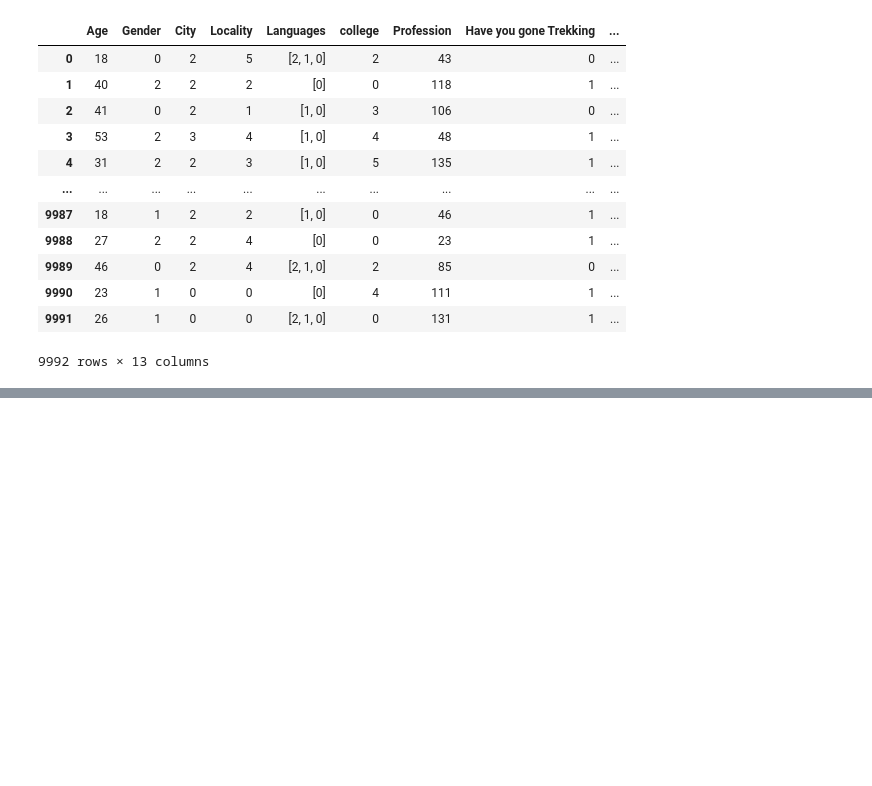
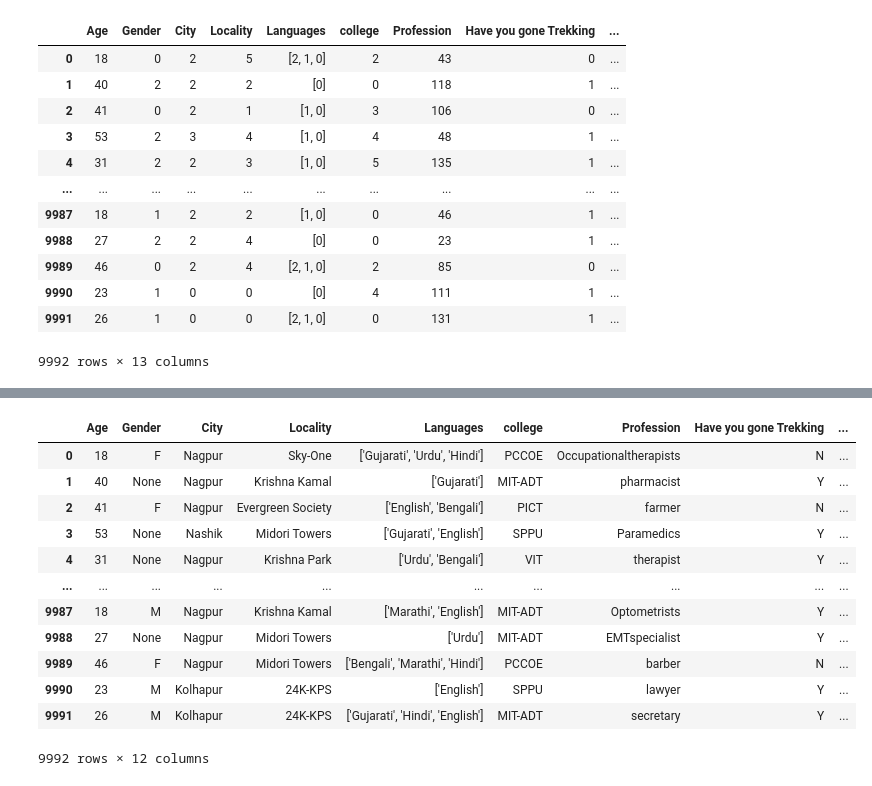
Before and after one commit to yashlad27/Group-Recommendation-For-Trek-Using-Social-Networks, a Jupyter notebook: Code/Data_Preprocessing_Notebook.ipynb, the cells around one changed output, grey strips where cells are left out. Saved outputs shown, nothing was run; the diff lists cells and outputs as text; code cells hidden in the pictures; blank space fills up the shorter version.

```diff
--- a/Code/Data_Preprocessing_Notebook.ipynb
+++ b/Code/Data_Preprocessing_Notebook.ipynb
@@ -245,0 +306,20 @@ trek_data.to_csv("../Data/trekkers_df_encoded.csv", index = False)
+# %%
+# add bmi column
+trek_data["BMI"] = trek_data["Weight"] / (trek_data["Height"] / 100) ** 2
+# drop weight and height
+trek_data = trek_data.drop(columns = ["Weight", "Height"])
+trek_data
+# %% [output]
+|  | Age | Gender | City | Locality | Languages | college | Profession | Have you gone Trekking | ... |
+| 0 | 18 | F | Nagpur | Sky-One | ['Gujarati', 'Urdu', 'Hindi'] | PCCOE | Occupationaltherapists | N | ... |
+| 1 | 40 | None | Nagpur | Krishna Kamal | ['Gujarati'] | MIT-ADT | pharmacist | Y | ... |
+| 2 | 41 | F | Nagpur | Evergreen Society | ['English', 'Bengali'] | PICT | farmer | N | ... |
+| 3 | 53 | None | Nashik | Midori Towers | ['Gujarati', 'English'] | SPPU | Paramedics | Y | ... |
+| 4 | 31 | None | Nagpur | Krishna Park | ['Urdu', 'Bengali'] | VIT | therapist | Y | ... |
+| ... | ... | ... | ... | ... | ... | ... | ... | ... | ... |
+| 9987 | 18 | M | Nagpur | Krishna Kamal | ['Marathi', 'English'] | MIT-ADT | Optometrists | Y | ... |
+| 9988 | 27 | None | Nagpur | Midori Towers | ['Urdu'] | MIT-ADT | EMTspecialist | Y | ... |
+| 9989 | 46 | F | Nagpur | Midori Towers | ['Bengali', 'Marathi', 'Hindi'] | PCCOE | barber | N | ... |
+| 9990 | 23 | M | Kolhapur | 24K-KPS | ['English'] | SPPU | lawyer | Y | ... |
+| 9991 | 26 | M | Kolhapur | 24K-KPS | ['Gujarati', 'Hindi', 'English'] | MIT-ADT | secretary | Y | ... |
+9992 rows × 12 columns
```
Also changed, not shown: parts of 21 cells of this notebook, 1 other file.
